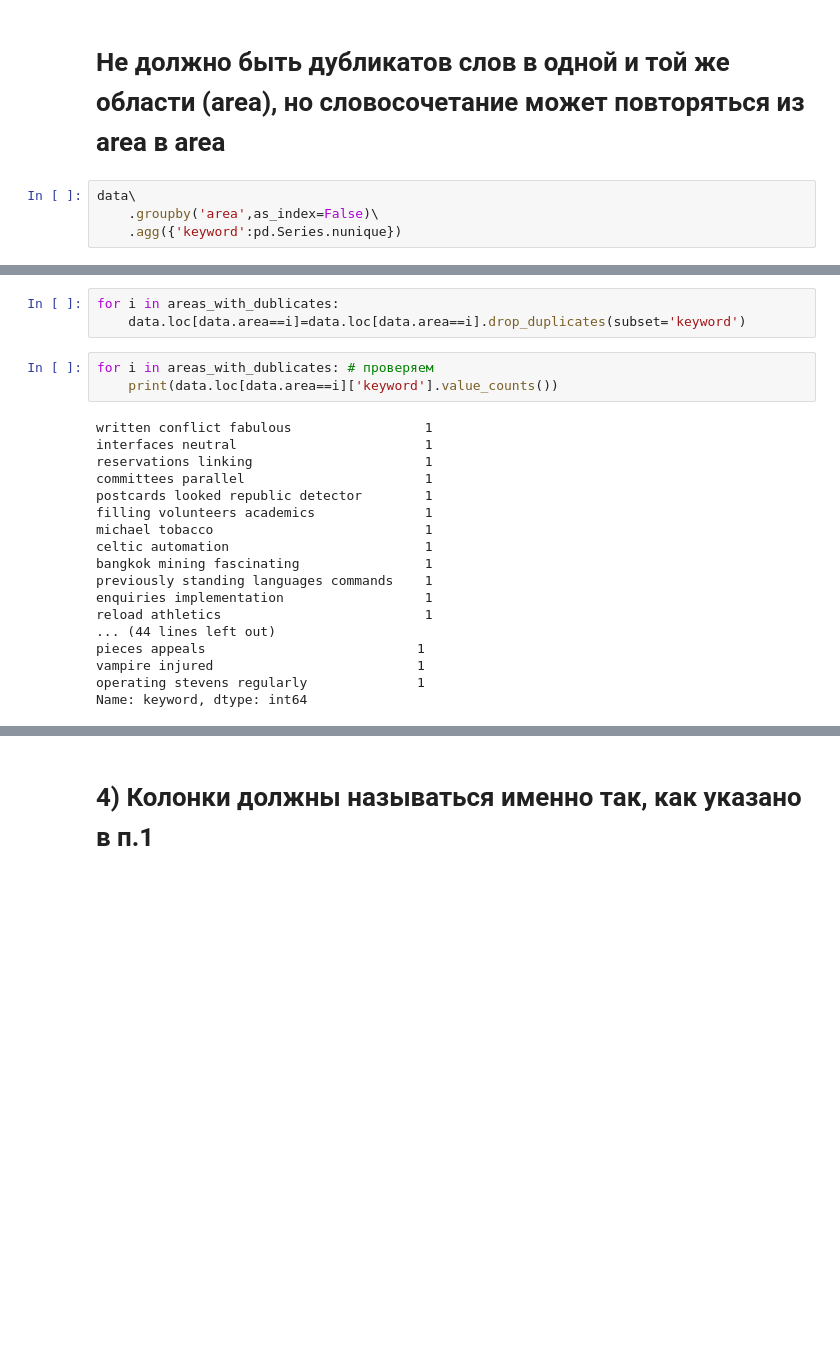
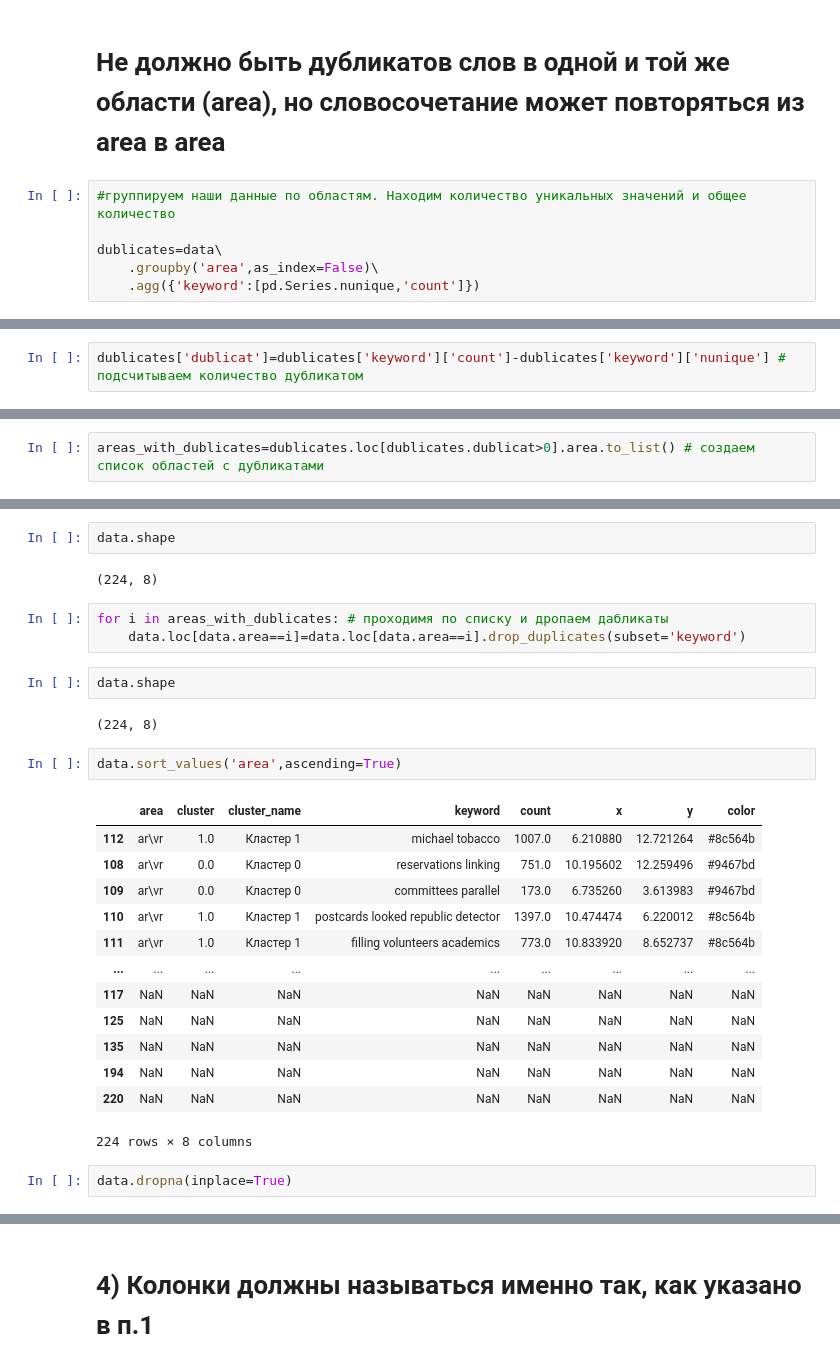
Before and after one commit to yarniii/HSE_TE, a Jupyter notebook: TE.ipynb, the cells around one changed output, grey strips where cells are left out. Cells and saved outputs as stored; diff of their text form; blank space fills up the shorter version.

```diff
--- a/TE.ipynb
+++ b/TE.ipynb
@@ -118,6 +157,8 @@ data
 # %% [markdown]
 #  Не должно быть дубликатов слов в одной и той же области (area), но словосочетание может повторяться из area в area
 # %%
-data\
+#группируем наши данные по областям. Находим количество уникальных значений и общее количество
+
+dublicates=data\
     .groupby('area',as_index=False)\
-    .agg({'keyword':pd.Series.nunique})
+    .agg({'keyword':[pd.Series.nunique,'count']})
@@ -145,0 +185,2 @@ areas_with_dublicates=data\
+# %%
+dublicates['dublicat']=dublicates['keyword']['count']-dublicates['keyword']['nunique'] # подсчитываем количество дубликатом
@@ -146,3 +207,5 @@ areas_with_dublicates=data\
+# %%
+areas_with_dublicates=dublicates.loc[dublicates.dublicat>0].area.to_list() # создаем список областей с дубликатами
 # %%
 areas_with_dublicates
 # %% [output]
@@ -150,24 +213,29 @@ areas_with_dublicates
+# %%
+data.shape
+# %% [output]
+(224, 8)
 # %%
-for i in areas_with_dublicates:
+for i in areas_with_dublicates: # проходимя по списку и дропаем дабликаты
     data.loc[data.area==i]=data.loc[data.area==i].drop_duplicates(subset='keyword')
-# %%
-for i in areas_with_dublicates: # проверяем
-    print(data.loc[data.area==i]['keyword'].value_counts())
-# %% [output]
-written conflict fabulous                 1
-interfaces neutral                        1
-reservations linking                      1
-committees parallel                       1
-postcards looked republic detector        1
-filling volunteers academics              1
-michael tobacco                           1
-celtic automation                         1
-bangkok mining fascinating                1
-previously standing languages commands    1
-enquiries implementation                  1
-reload athletics                          1
-... (44 lines left out)
-pieces appeals                           1
-vampire injured                          1
-operating stevens regularly              1
-Name: keyword, dtype: int64
+# %%
+data.shape
+# %% [output]
+(224, 8)
+# %%
+data.sort_values('area',ascending=True)
+# %% [output]
+|  | area | cluster | cluster_name | keyword | count | x | y | color |
+| 112 | ar\vr | 1.0 | Кластер 1 | michael tobacco | 1007.0 | 6.210880 | 12.721264 | #8c564b |
+| 108 | ar\vr | 0.0 | Кластер 0 | reservations linking | 751.0 | 10.195602 | 12.259496 | #9467bd |
+| 109 | ar\vr | 0.0 | Кластер 0 | committees parallel | 173.0 | 6.735260 | 3.613983 | #9467bd |
+| 110 | ar\vr | 1.0 | Кластер 1 | postcards looked republic detector | 1397.0 | 10.474474 | 6.220012 | #8c564b |
+| 111 | ar\vr | 1.0 | Кластер 1 | filling volunteers academics | 773.0 | 10.833920 | 8.652737 | #8c564b |
+| ... | ... | ... | ... | ... | ... | ... | ... | ... |
+| 117 | NaN | NaN | NaN | NaN | NaN | NaN | NaN | NaN |
+| 125 | NaN | NaN | NaN | NaN | NaN | NaN | NaN | NaN |
+| 135 | NaN | NaN | NaN | NaN | NaN | NaN | NaN | NaN |
+| 194 | NaN | NaN | NaN | NaN | NaN | NaN | NaN | NaN |
+| 220 | NaN | NaN | NaN | NaN | NaN | NaN | NaN | NaN |
+224 rows × 8 columns
+# %%
+data.dropna(inplace=True)
```
Also changed, not shown: parts of 37 cells of this notebook, 17 other files.
